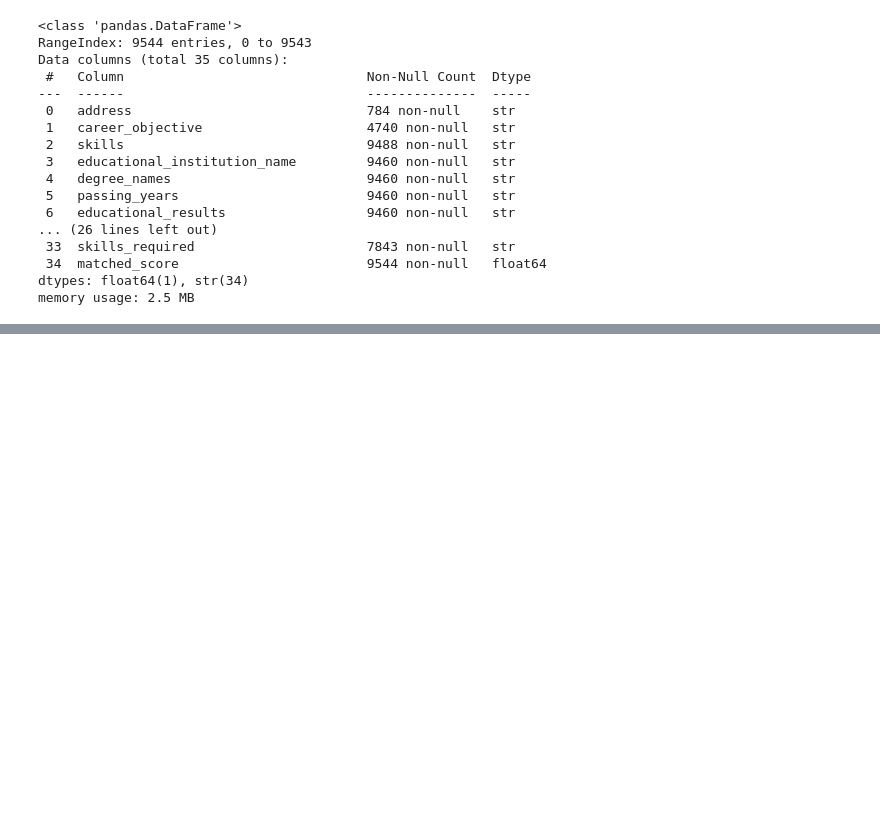
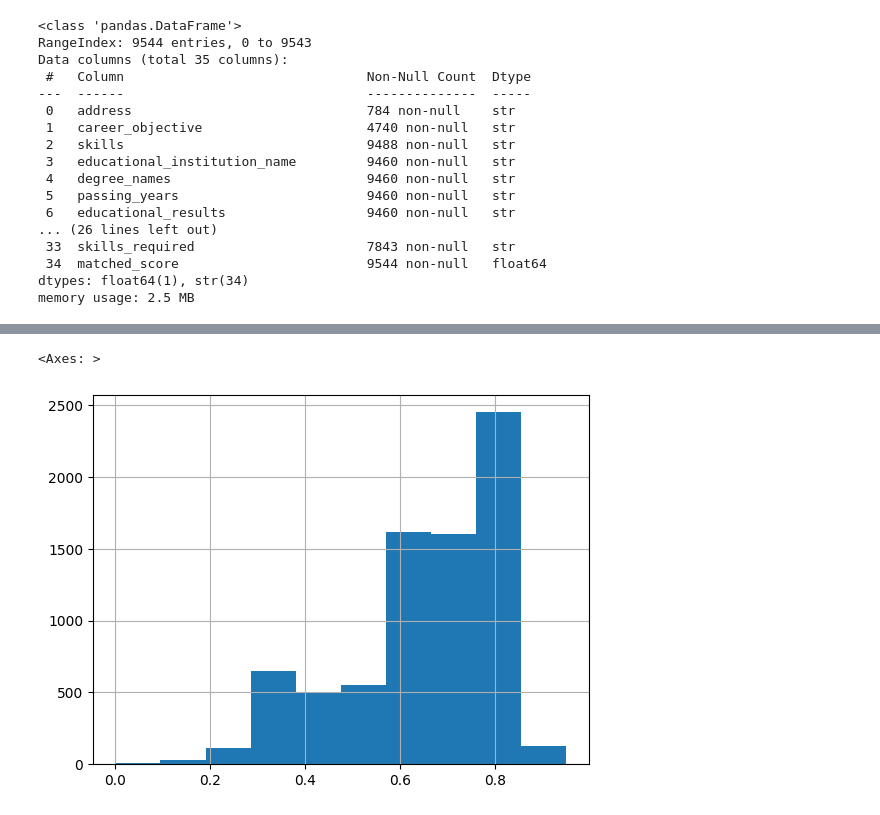
Before and after one commit to alexandermanzl/NLP_Project, a Jupyter notebook: nlp_project.ipynb, the cells around one changed output, grey strips where cells are left out. Cells and saved outputs as stored; diff of their text form; code cells hidden in the pictures; blank space fills up the shorter version.

Commit message:
nlp preprocessing for baseline and sbert transformer

```diff
--- a/nlp_project.ipynb
+++ b/nlp_project.ipynb
@@ -6,3 +3,2 @@ import ast
 # %%
-df = pd.read_csv("resume_data.csv")
-df = df.rename(columns={'﻿job_position_name': 'job_position_name'})
+dataFrame = pd.read_csv("resume_data.csv")
@@ -244,0 +81,8 @@ df['matched_score'].hist()
+# %%
+import importlib
+import NLPPrepocessing
+importlib.reload(NLPPrepocessing)
+from NLPPrepocessing import NLPPreprocessing
+
+preProcesser = NLPPreprocessing(dataFrame, dataFrame.columns, 4000)
+X_train, X_test, y_train, y_test = preProcesser.preprocess_and_split(0.2)
@@ -244,0 +121,5 @@ df['matched_score'].hist()
+# %%
+y_train.hist()
+# %% [output]
+<Axes: >
+[figure, added]
```
Also changed, not shown: parts of 22 cells of this notebook, 4 other files.
